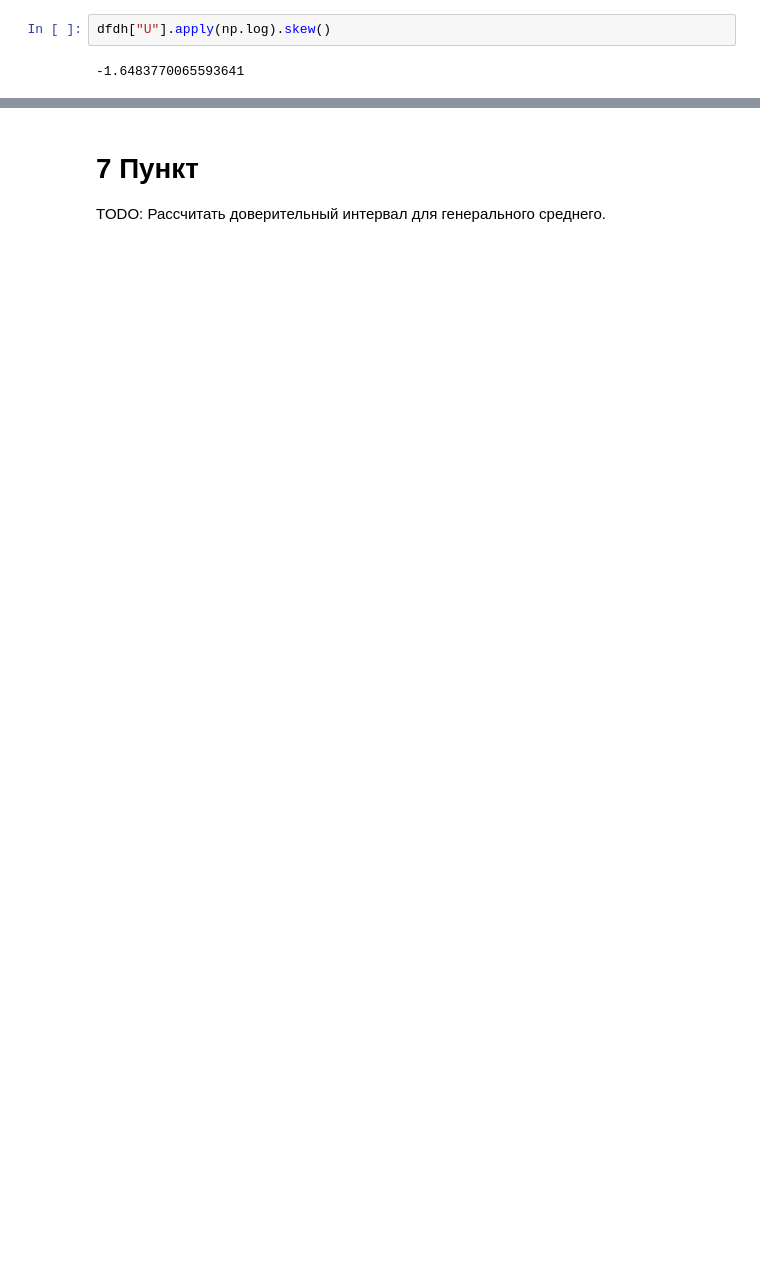
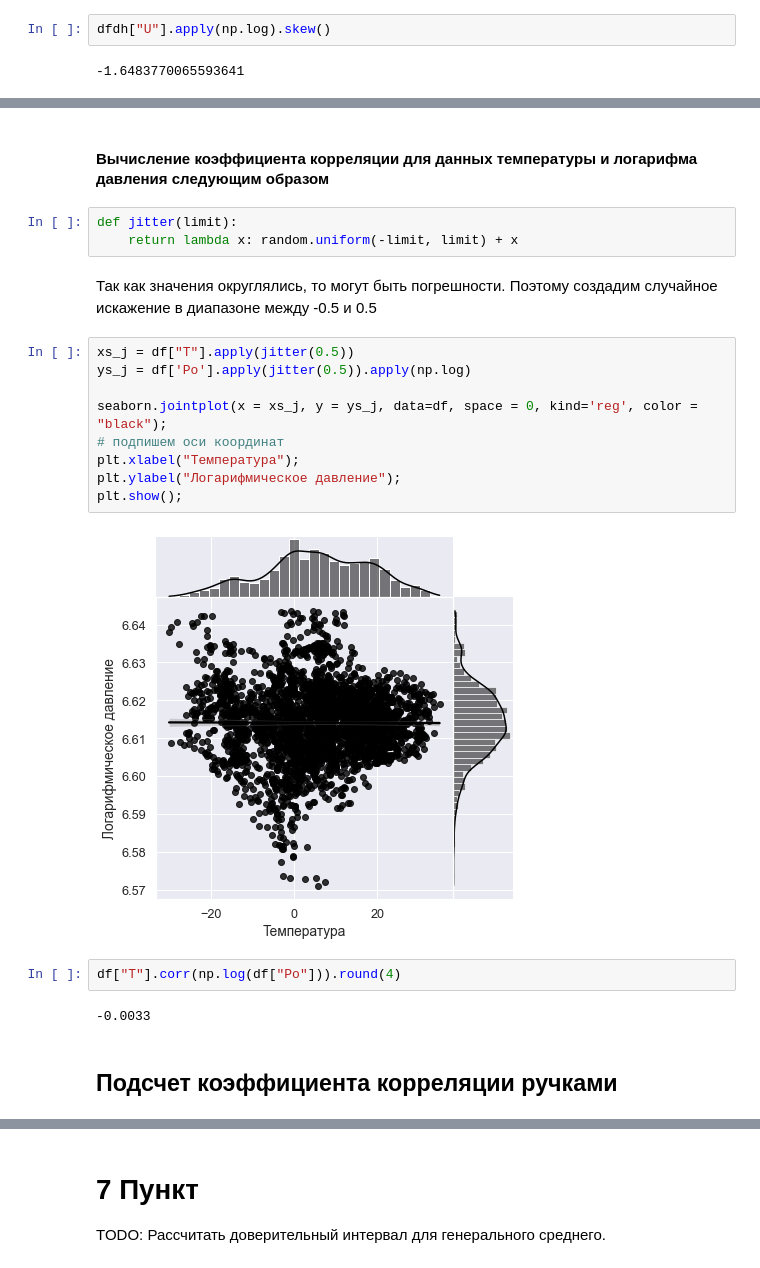
Before and after one commit to mbluuka/7semestr, a Jupyter notebook: LR1.ipynb, the cells around one changed output, grey strips where cells are left out. Drawn from its saved outputs; the diff is of its cells as text; blank space fills up the shorter version.

```diff
--- a/LR1.ipynb
+++ b/LR1.ipynb
@@ -471,0 +443,24 @@ df.corr()
+# %% [markdown]
+#### Вычисление коэффициента корреляции для данных температуры и логарифма давления следующим образом
+# %%
+def jitter(limit):
+    return lambda x: random.uniform(-limit, limit) + x
+# %% [markdown]
+Так как значения округлялись, то могут быть погрешности. Поэтому создадим случайное искажение в диапазоне между -0.5 и 0.5
+# %%
+xs_j = df["T"].apply(jitter(0.5))
+ys_j = df['Po'].apply(jitter(0.5)).apply(np.log)
+
+seaborn.jointplot(x = xs_j, y = ys_j, data=df, space = 0, kind='reg', color = "black");
+# подпишем оси координат
+plt.xlabel("Температура");
+plt.ylabel("Логарифмическое давление");
+plt.show();
+# %% [output]
+[figure, added]
+# %%
+df["T"].corr(np.log(df["Po"])).round(4)
+# %% [output]
+-0.0033
+# %% [markdown]
+## Подсчет коэффициента корреляции ручками
```
Also changed, not shown: parts of 31 cells of this notebook.
